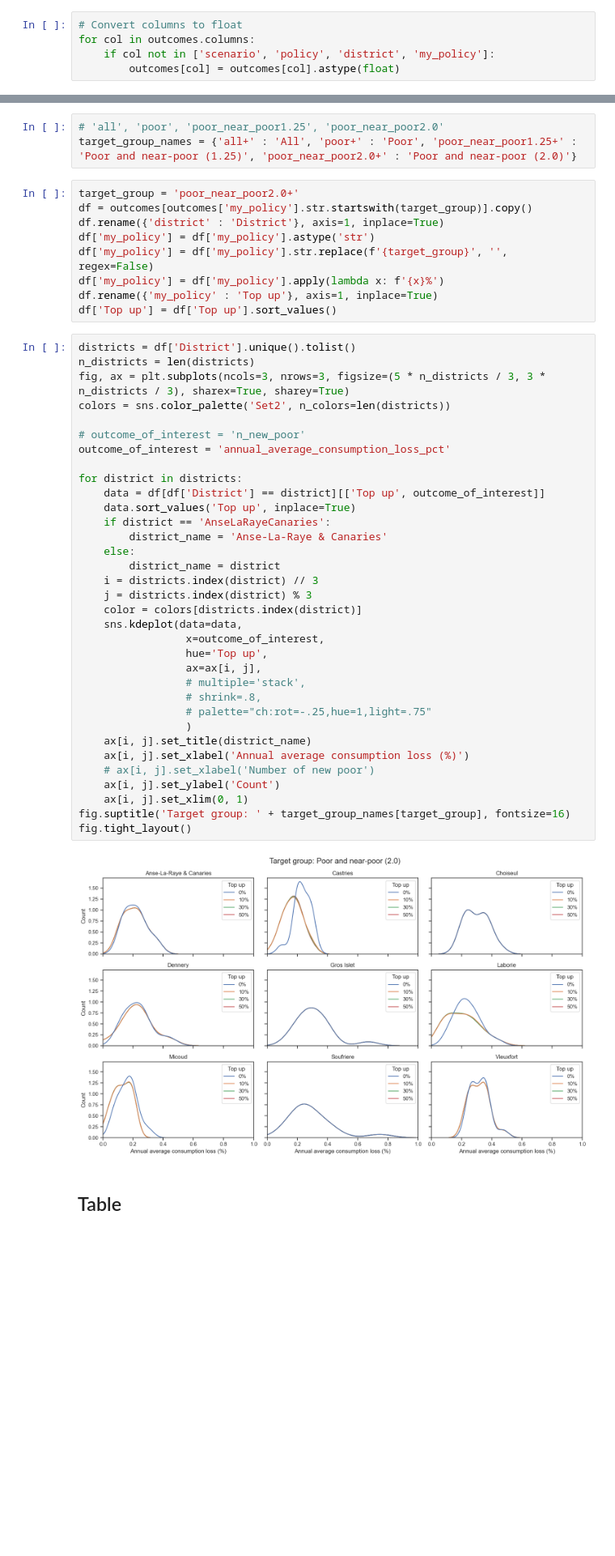
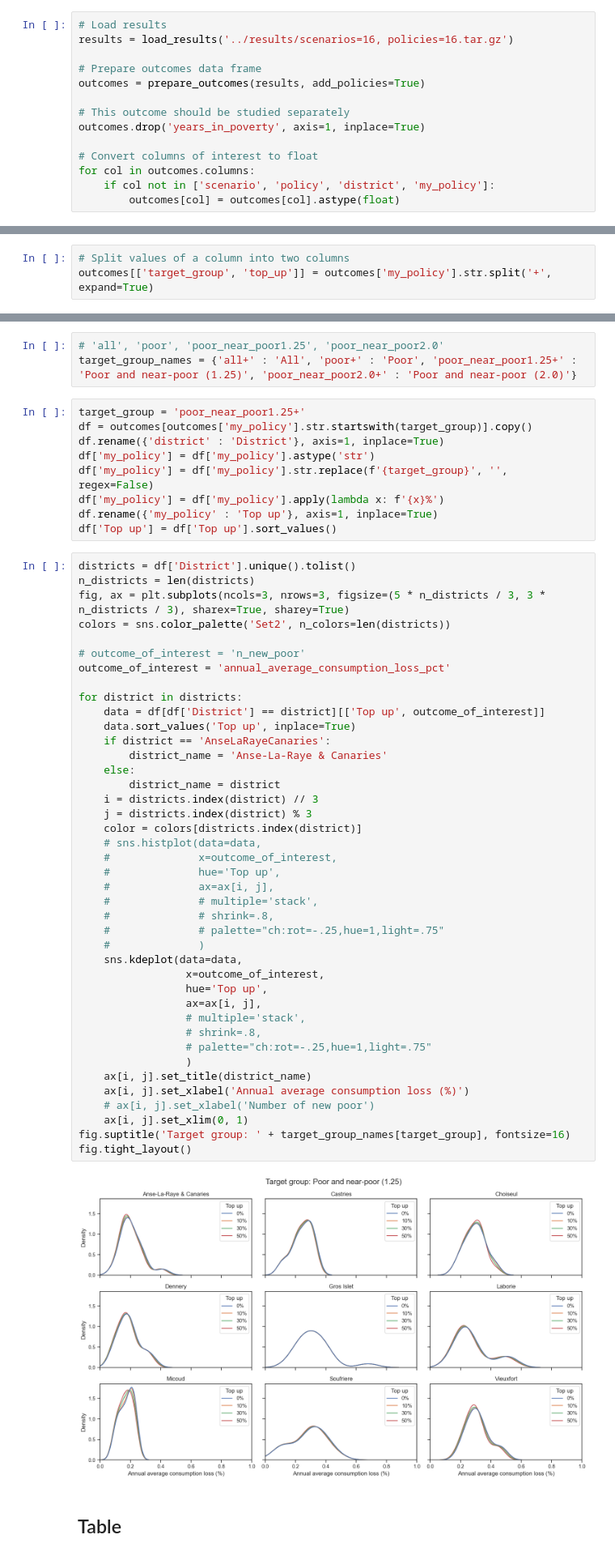
Before and after one commit to mikhailsirenko/unbreakable, a Jupyter notebook: notebooks/policy_analysis.ipynb, the cells around one changed output, grey strips where cells are left out. Shown at 81% size. Saved outputs shown, nothing was run; the diff lists cells and outputs as text; blank space fills up the shorter version.

Commit message:
continue policy analysis

```diff
--- a/notebooks/policy_analysis.ipynb
+++ b/notebooks/policy_analysis.ipynb
@@ -35,5 +23,14 @@ outcomes.drop('years_in_poverty', axis=1, inplace=True)
 # %%
-# Convert columns to float
+# Load results
+results = load_results('../results/scenarios=16, policies=16.tar.gz')
+
+# Prepare outcomes data frame
+outcomes = prepare_outcomes(results, add_policies=True)
+
+# This outcome should be studied separately
+outcomes.drop('years_in_poverty', axis=1, inplace=True)
+
+# Convert columns of interest to float
 for col in outcomes.columns:
     if col not in ['scenario', 'policy', 'district', 'my_policy']:
         outcomes[col] = outcomes[col].astype(float)
@@ -39,0 +39,3 @@ for col in outcomes.columns:
+# %%
+# Split values of a column into two columns
+outcomes[['target_group', 'top_up']] = outcomes['my_policy'].str.split('+', expand=True)
@@ -43,7 +119,7 @@ for col in outcomes.columns:
 # 'all', 'poor', 'poor_near_poor1.25', 'poor_near_poor2.0'
 target_group_names = {'all+' : 'All', 'poor+' : 'Poor', 'poor_near_poor1.25+' : 'Poor and near-poor (1.25)', 'poor_near_poor2.0+' : 'Poor and near-poor (2.0)'}
 # %%
-target_group = 'poor_near_poor2.0+'
+target_group = 'poor_near_poor1.25+'
 df = outcomes[outcomes['my_policy'].str.startswith(target_group)].copy()
 df.rename({'district' : 'District'}, axis=1, inplace=True)
 df['my_policy'] = df['my_policy'].astype('str')
@@ -58,35 +134,42 @@ fig, ax = plt.subplots(ncols=3, nrows=3, figsize=(5 * n_districts / 3, 3 * n_dis
 colors = sns.color_palette('Set2', n_colors=len(districts))
 
 # outcome_of_interest = 'n_new_poor'
 outcome_of_interest = 'annual_average_consumption_loss_pct'
 
 for district in districts:
     data = df[df['District'] == district][['Top up', outcome_of_interest]]
     data.sort_values('Top up', inplace=True)
     if district == 'AnseLaRayeCanaries':
         district_name = 'Anse-La-Raye & Canaries'
     else:
         district_name = district
     i = districts.index(district) // 3
     j = districts.index(district) % 3
     color = colors[districts.index(district)]
+    # sns.histplot(data=data,
+    #              x=outcome_of_interest,
+    #              hue='Top up',
+    #              ax=ax[i, j],
+    #              # multiple='stack',
+    #              # shrink=.8,
+    #              # palette="ch:rot=-.25,hue=1,light=.75"
+    #              )
     sns.kdeplot(data=data,
                  x=outcome_of_interest,
                  hue='Top up',
                  ax=ax[i, j],
                  # multiple='stack',
                  # shrink=.8,
                  # palette="ch:rot=-.25,hue=1,light=.75"
                  )
     ax[i, j].set_title(district_name)
     ax[i, j].set_xlabel('Annual average consumption loss (%)')
     # ax[i, j].set_xlabel('Number of new poor')
-    ax[i, j].set_ylabel('Count')
     ax[i, j].set_xlim(0, 1)
 fig.suptitle('Target group: ' + target_group_names[target_group], fontsize=16)
 fig.tight_layout()
 # %% [output]
-[figure, old version]
+[figure, new version]
 # %% [markdown]
 ## Table
 # %%
```
Also changed, not shown: parts of 13 cells of this notebook, 1 other file.
